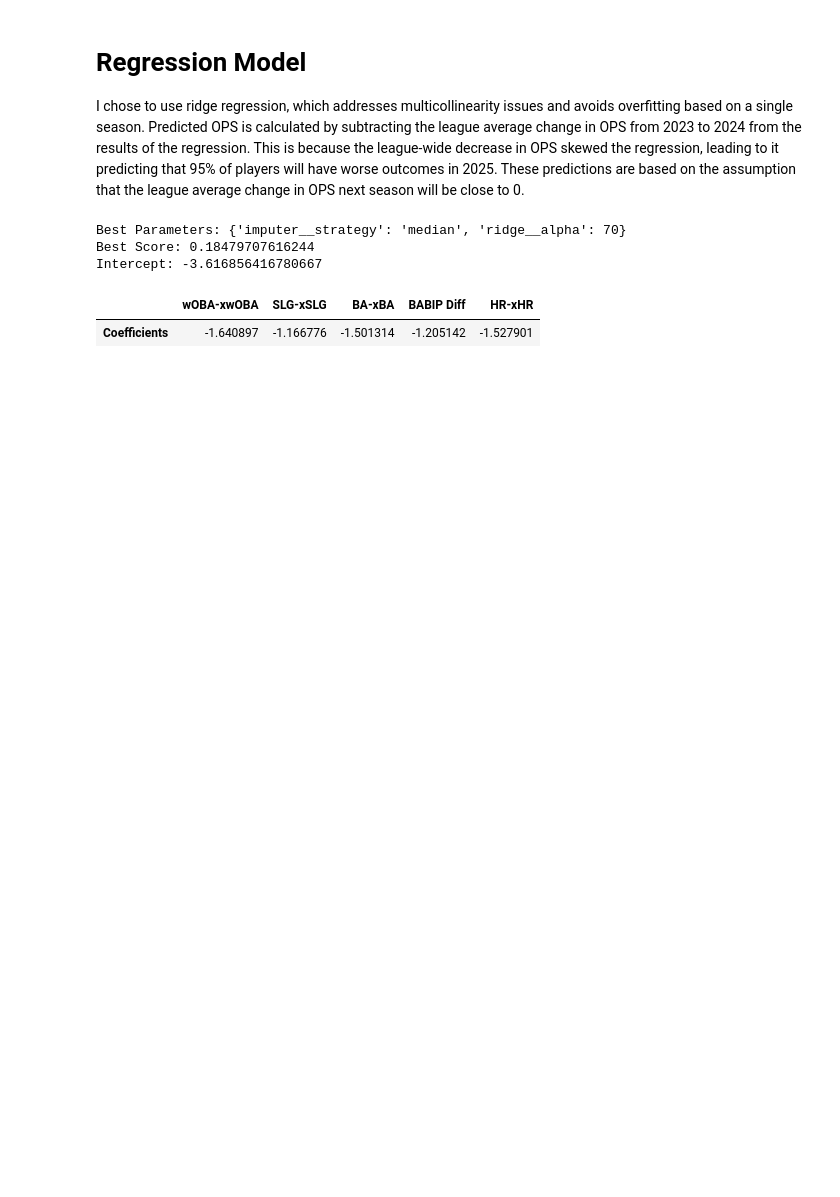
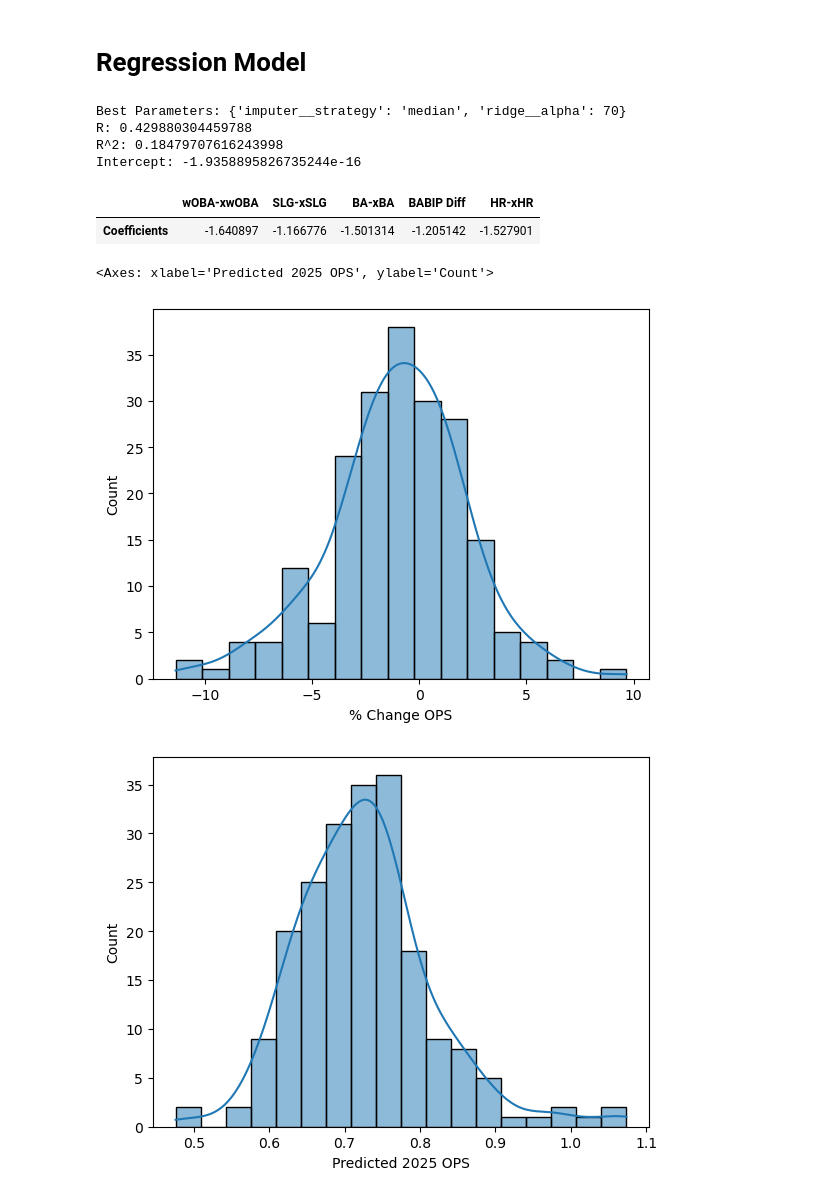
Before and after one commit to ArnavSaraogi/mlb-performance-predictor, a Jupyter notebook: regression.ipynb, the cells around one changed output. Cells and saved outputs as stored; diff of their text form; code cells hidden in the pictures; blank space fills up the shorter version.

Commit message:
added VIF, mean-centering, readme

```diff
--- a/regression.ipynb
+++ b/regression.ipynb
@@ -1,16 +1,20 @@
-# %% [markdown]
-# Regression Model
-I chose to use ridge regression, which addresses multicollinearity issues and avoids overfitting based on a single season. Predicted OPS is calculated by subtracting the league average change in OPS from 2023 to 2024 from the results of the regression. This is because the league-wide decrease in OPS skewed the regression, leading to it predicting that 95% of players will have worse outcomes in 2025. These predictions are based on the assumption that the league average change in OPS next season will be close to 0.
+# %% [markdown]
+# Regression Model
 # %%
 import pandas as pd
+import seaborn as sb
+import matplotlib.pyplot as plt
 from sklearn.preprocessing import StandardScaler
 from sklearn.impute import SimpleImputer
 from sklearn.model_selection import GridSearchCV
 from sklearn.linear_model import Ridge
 from sklearn.pipeline import Pipeline
 
-df = pd.read_csv('../out.csv')
+df = pd.read_csv('out.csv')
 # %%
+import warnings
+warnings.filterwarnings("ignore")
+
 names = df[['last_name, first_name', 'on_base_plus_slg (2024)']]
 
 df.drop(columns = ['player_id', 'last_name, first_name'], inplace=True)
@@ -33,7 +37,8 @@ clf.fit(X, y)
 best_model = clf.best_estimator_.named_steps['ridge']
 
 print(f"Best Parameters: {clf.best_params_}"
-      f"\nBest Score: {clf.best_score_}"
+      f"\nR: {clf.best_score_ ** 0.5}"
+      f"\nR^2: {clf.best_score_}"
       f"\nIntercept: {best_model.intercept_}")
 
 values = {'Coefficients': best_model.coef_}
@@ -44,13 +49,26 @@ display(values_df)
 stats_2024 = df[['wobadiff (2024)', 'xslgdiff (2024)', 'xbadiff (2024)' , 'babipdiff (2024)', 'xhrdiff (2024)']]
 stats_2024.fillna(value=stats_2024.mean(), inplace=True)
 predictions = pd.DataFrame.join(names, pd.DataFrame(best_model.predict(stats_2024), columns=['% Change OPS']))
-predictions['% Change Relative to League Avg Change'] = predictions['% Change OPS'] - df['ops_change 2023-2024'].mean()
-predictions['Predicted 2025 OPS'] = predictions['on_base_plus_slg (2024)'] * (1 + (predictions['% Change Relative to League Avg Change'])/100)
+predictions['Predicted 2025 OPS'] = predictions['on_base_plus_slg (2024)'] * (1 + (predictions['% Change OPS'])/100)
+predictions.rename(columns={'last_name, first_name' : 'Name', 'on_base_plus_slg (2024)': '2024 OPS'}, inplace=True)
+predictions.sort_values(by=['Name'], inplace=True)
+predictions.set_index('Name', inplace=True)
 
-predictions.to_csv('../predictions.csv')
+predictions.to_csv('predictions.csv')
 # %% [output]
 Best Parameters: {'imputer__strategy': 'median', 'ridge__alpha': 70}
-Best Score: 0.18479707616244
-Intercept: -3.616856416780667
+R: 0.429880304459788
+R^2: 0.18479707616243998
+Intercept: -1.9358895826735244e-16
 |  | wOBA-xwOBA | SLG-xSLG | BA-xBA | BABIP Diff | HR-xHR |
 | Coefficients | -1.640897 | -1.166776 | -1.501314 | -1.205142 | -1.527901 |
+# %%
+plt.figure()
+sb.histplot(predictions['% Change OPS'], kde=True)
+
+plt.figure()
+sb.histplot(predictions['Predicted 2025 OPS'], kde=True)
+# %% [output]
+<Axes: xlabel='Predicted 2025 OPS', ylabel='Count'>
+[figure, added]
+[figure, added]
```
Also changed, not shown: 5 other files.
